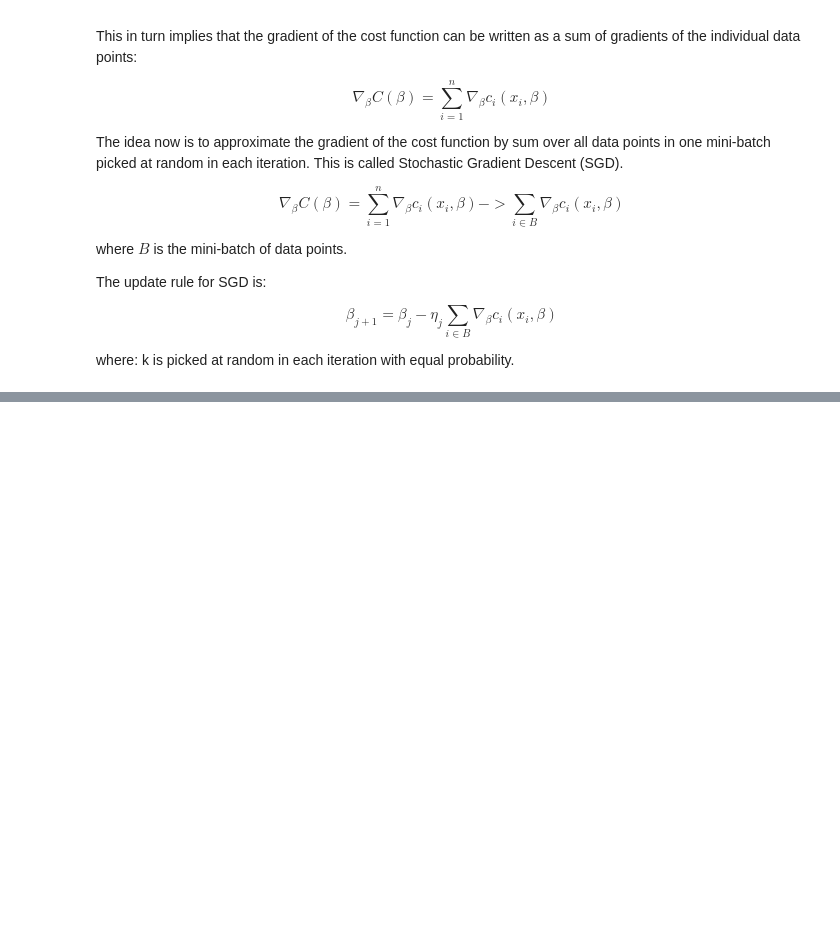
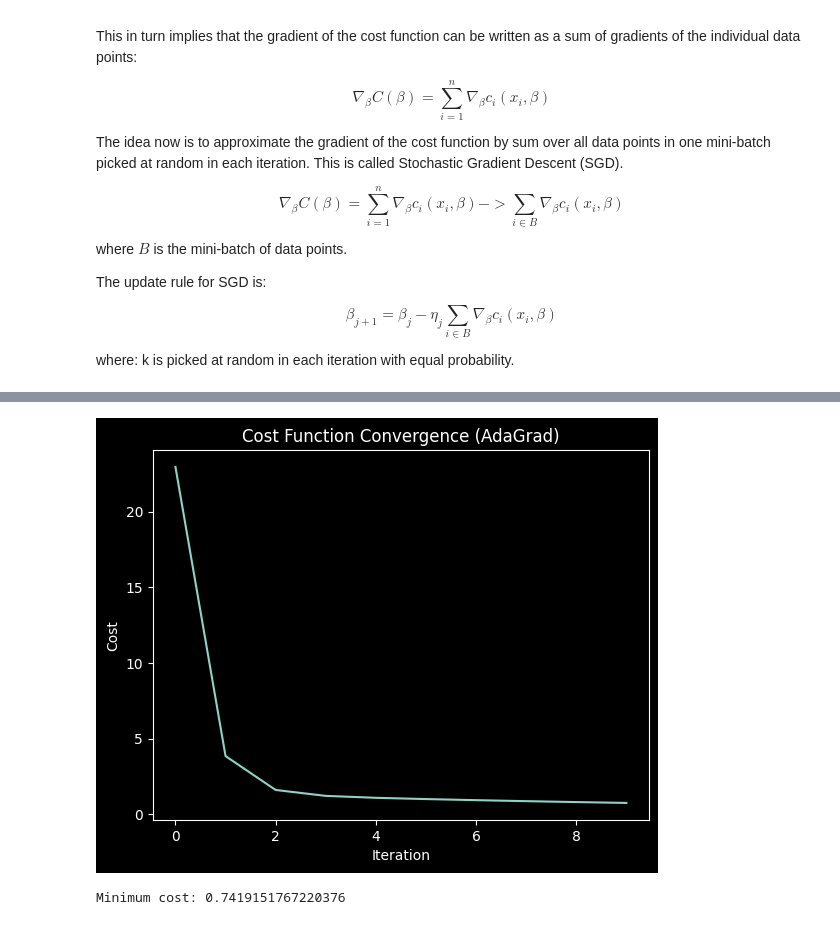
Before and after one commit to javidaf/expert-machine, a Jupyter notebook: ml-p2/ml_p2/notebooks/E41.ipynb, the cells around one changed output, grey strips where cells are left out. Drawn from its saved outputs; the diff is of its cells as text; code cells hidden in the pictures; blank space fills up the shorter version.

Commit message:
Add AdaGrad add momentum with adagrad add RMSProp

```diff
--- a/ml-p2/ml_p2/notebooks/E41.ipynb
+++ b/ml-p2/ml_p2/notebooks/E41.ipynb
@@ -211,0 +242,33 @@ plt.show()
+# %%
+learning_rate = 2
+n_iterations = 10
+epsilon = 1e-8
+
+beta_adagrad = np.random.randn(X.shape[1], 1)
+G = np.zeros((X.shape[1], 1))  # Accumulator for squared gradients
+cost_history_adagrad = []
+
+for i in range(n_iterations):
+    y_pred = X @ beta_adagrad
+    error = y_pred - y
+
+    cost = (1 / len(y)) * np.sum(error**2)
+    cost_history_adagrad.append(cost)
+    gradient = (2 / len(y)) * X.T @ error
+
+    G += gradient**2
+
+    adjusted_lr = learning_rate / (np.sqrt(G + epsilon))
+
+    beta_adagrad -= adjusted_lr * gradient
+
+plt.plot(range(n_iterations), cost_history_adagrad)
+plt.xlabel("Iteration")
+plt.ylabel("Cost")
+plt.title("Cost Function Convergence (AdaGrad)")
+plt.show()
+
+print("Minimum cost:", cost_history_adagrad[-1])
+# %% [output]
+[figure, added]
+Minimum cost: 0.7419151767220376
```
Also changed, not shown: parts of 14 cells of this notebook.
